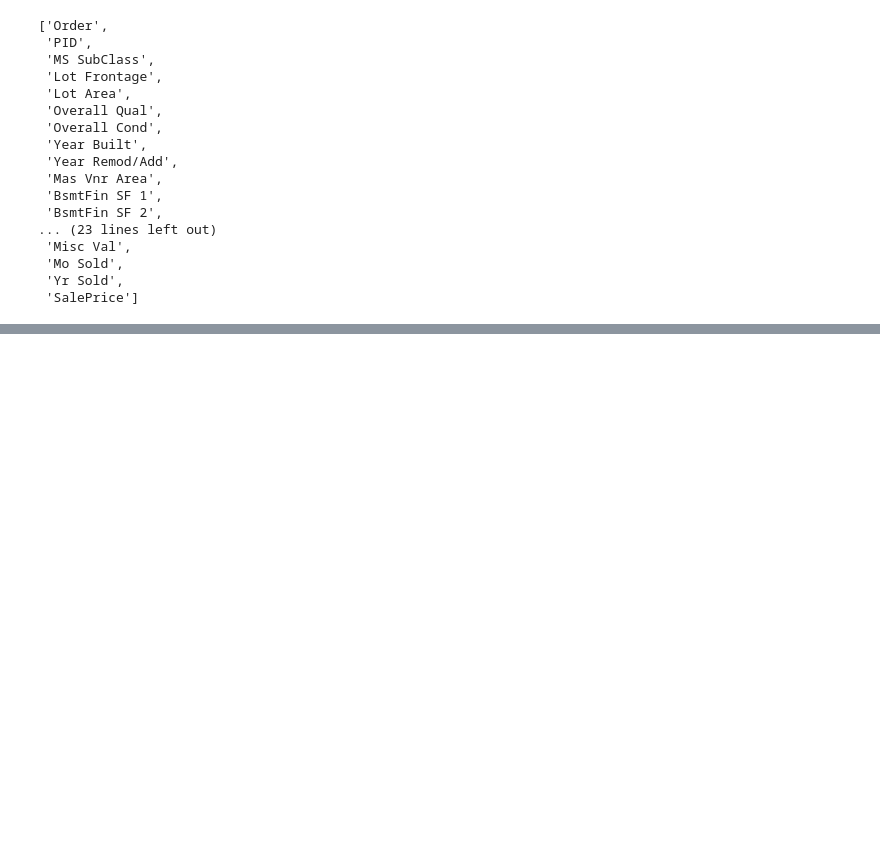
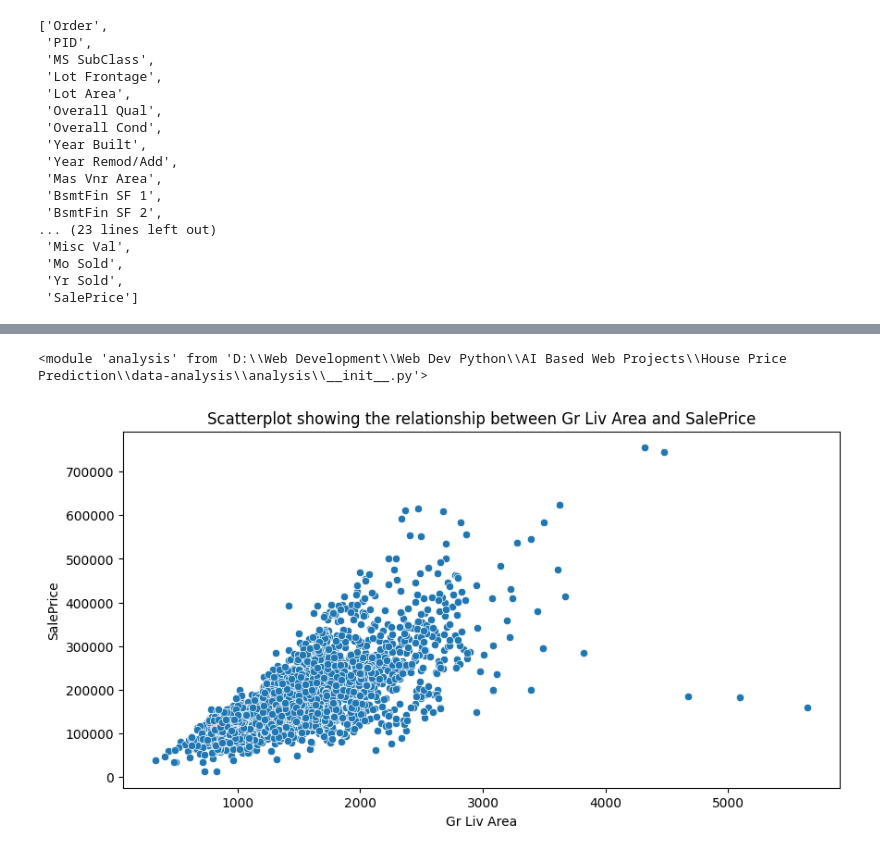
Before and after one commit to furqan7m3-ops/house-price-predictor-mlops, a Jupyter notebook: data-analysis/EDA.ipynb, the cells around one changed output, grey strips where cells are left out. Cells and saved outputs as stored; diff of their text form; code cells hidden in the pictures; blank space fills up the shorter version.

Commit message:
Added multivariate analysis along with zenml steps folder and pipeline folder

```diff
--- a/data-analysis/EDA.ipynb
+++ b/data-analysis/EDA.ipynb
@@ -154,0 +159,6 @@ univariate_analyzer.analyze(df, 'Sale Condition')
+# %%
+import analysis
+import importlib
+importlib.reload(analysis)
+# %% [output]
+<module 'analysis' from 'D:\\Web Development\\Web Dev Python\\AI Based Web Projects\\House Price Prediction\\data-analysis\\analysis\\__init__.py'>
@@ -154,0 +168,6 @@ univariate_analyzer.analyze(df, 'Sale Condition')
+# %%
+bivariate_analyzer = BivariateAnalyzer(NumericalvsNumericalBivariateStrategy())
+# %%
+bivariate_analyzer.analyze(df, 'Gr Liv Area', 'SalePrice')
+# %% [output]
+[figure, added]
```
Also changed, not shown: parts of 12 cells of this notebook, 4 other files.
